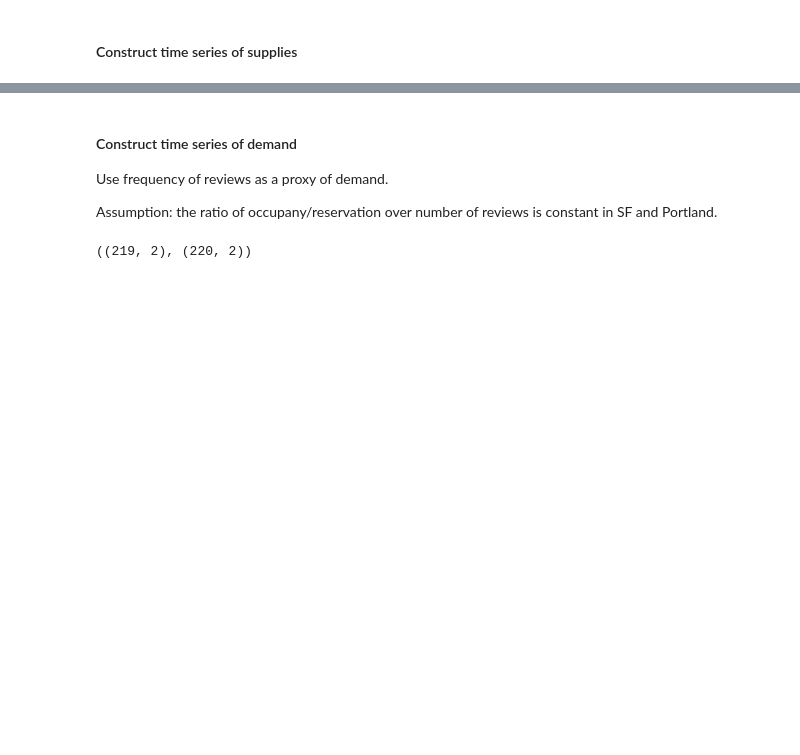
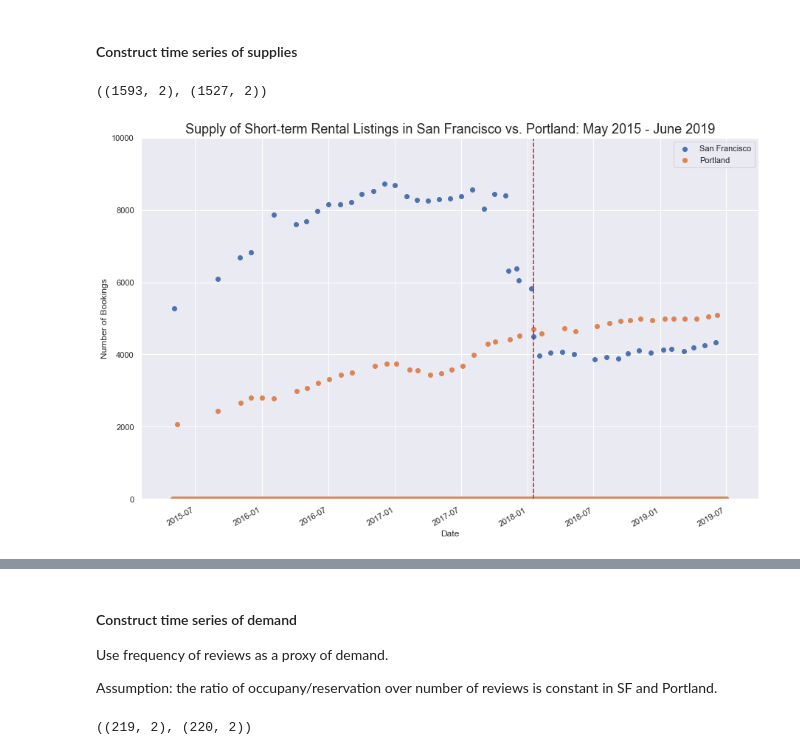
Before and after one commit to karensheng/Airbnb_Regulation, a Jupyter notebook: notebooks/Construct Time Series .ipynb, the cells around one changed output, grey strips where cells are left out. Saved outputs shown, nothing was run; the diff lists cells and outputs as text; code cells hidden in the pictures; blank space fills up the shorter version.

```diff
--- a/notebooks/Construct Time Series .ipynb
+++ b/notebooks/Construct Time Series .ipynb
@@ -53,14 +53,54 @@ def supply_func(city):
 
     listings_short = listings_t[listings_t['short_term'] == 1]
 
-    m_ls = listings_short.resample('D').size().reset_index(name='Counts')
+    m_ls = listings_short.resample('D').size().reset_index(name = f"{city}_counts")
 
     listings_short_avail = listings_short[listings_short['availability_90'] > 0]
 
-    m_ls_avail = listings_short_avail.resample('D').size().reset_index(name='Counts')
+    m_ls_avail = listings_short_avail.resample('D').size().reset_index(name= f"{city}_counts")
 
     return m_ls, m_ls_avail
 # %%
 monthly_supply_portland, monthly_supply_avail_portland = supply_func("Portland")
 # %%
 monthly_supply_sf, monthly_supply_avail_sf = supply_func("SF")
+# %%
+monthly_supply_portland.shape, monthly_supply_sf.shape
+# %% [output]
+((1593, 2), (1527, 2))
+# %%
+def chart_supplies(df_port, df_sf, title):
+
+    comp_supply = df_port.merge(df_sf, on = 'file_scraped_dt', how = 'outer')
+    comp_supply = comp_supply.set_index(pd.DatetimeIndex(comp_supply['file_scraped_dt']))
+    comp_supply = comp_supply['2015-05-01':]
+    comp_supply = comp_supply[:'2019-06-30']
+
+
+    xlinspace = pd.date_range('2015-05-01', periods= comp_supply.shape[0], freq='D')
+
+    fig, ax = plt.subplots(1,figsize = (15,10))
+    fig.autofmt_xdate()
+    plt.scatter(xlinspace,comp_supply['SF_counts'], label = "San Francisco")
+    plt.scatter(xlinspace,comp_supply['Portland_counts'], label = "Portland")
+
+    # Deadline of compliance with regulation in SF
+
+    plt.axvline(x= datetime.date(2018,1,16), color = 'red', linestyle='--')
+
+
+    ax.set_ylim(0,10000)
+    plt.xlabel("Date")
+    plt.ylabel("Number of Bookings")
+    plt.title(title, fontsize = 18)
+    plt.legend()
+
+    xfmt = mdates.DateFormatter('%m-%d-%y')
+
+
+    plt.show();
+# %%
+chart_supplies(monthly_supply_portland, monthly_supply_sf,
+               "Supply of Short-term Rental Listings in San Francisco vs. Portland: May 2015 - June 2019")
+# %% [output]
+[figure, added]
```
Also changed, not shown: parts of 3 cells of this notebook.
